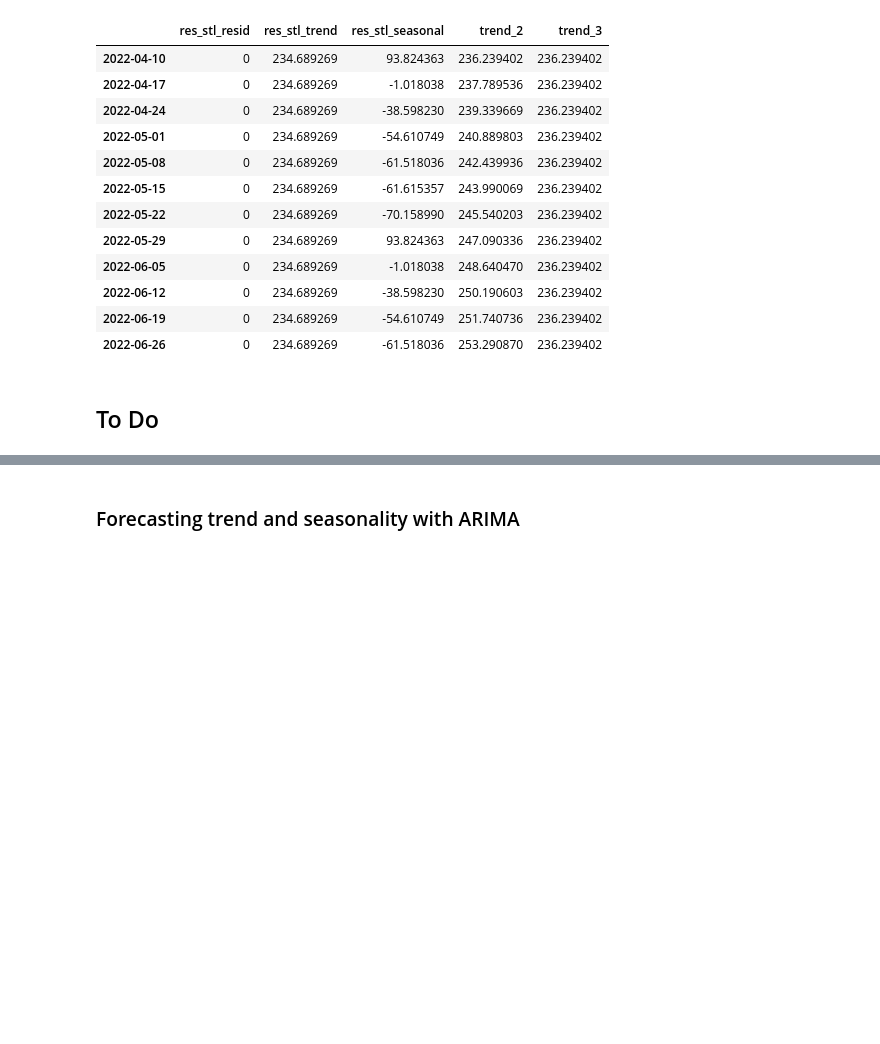
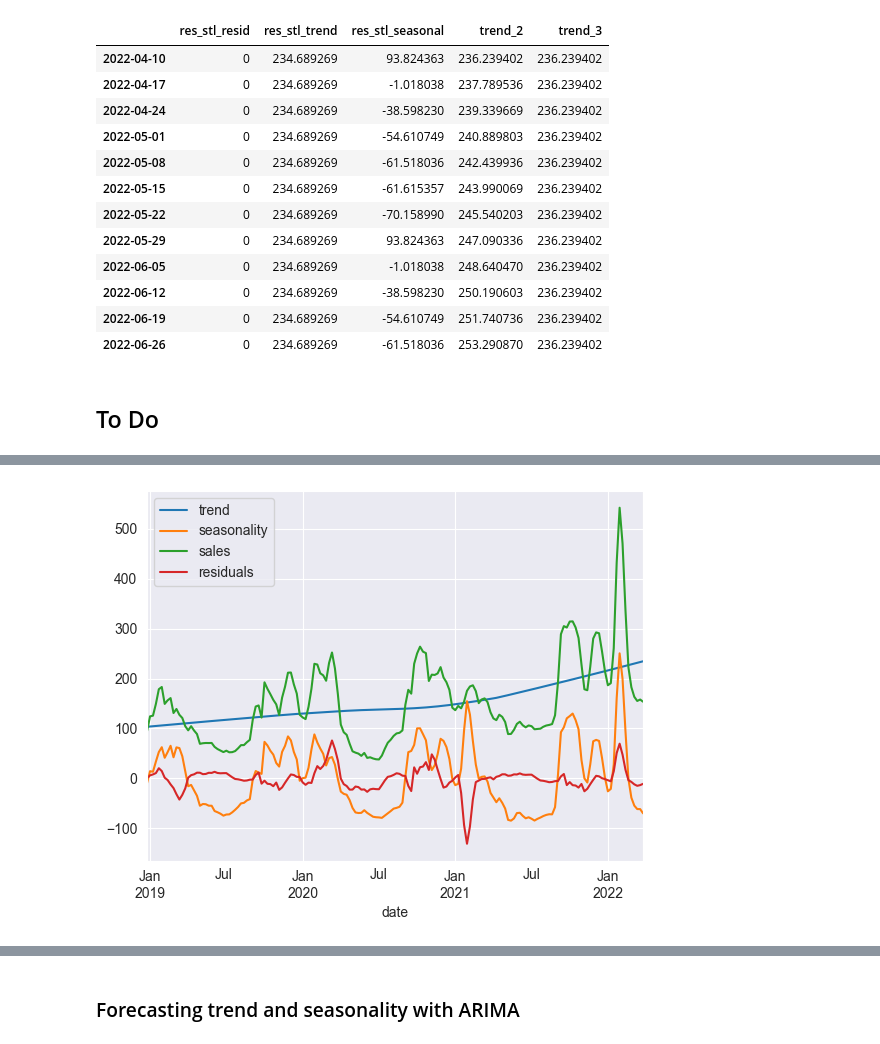
Before and after one commit to avrorum/mmm_tools, a Jupyter notebook: notebooks/useful_funcs.ipynb, the cells around one changed output, grey strips where cells are left out. Drawn from its saved outputs; the diff is of its cells as text; code cells hidden in the pictures; blank space fills up the shorter version.

```diff
--- a/notebooks/useful_funcs.ipynb
+++ b/notebooks/useful_funcs.ipynb
@@ -149,6 +149,9 @@ Axes(0.125,0.11;0.62x0.77)
 [figure]
 [figure]
 [figure]
+# %%
+y = df['sales']
+X = df.drop(['sales'], axis=1)
 # %% [markdown]
 ## Compare two models
 # %%
@@ -216,5 +219,15 @@ plt.show()
 # %% [output]
 [figure]
+# %%
+def decompose_stl(y):
+    model = STL(y).fit()
+    df_timeseries = pd.DataFrame(y)
+    df_timeseries['residuals'] = model.resid
+    df_timeseries['trend'] = model.trend
+    df_timeseries['seasonality'] = model.seasonal
+    return df_timeseries
+# %%
+df_stl = decompose_stl(y)
 # %% [markdown]
 ### Create new dates for continuining trend and seasonality pattern (very basic scenario)
 # %%
@@ -278,0 +294,3 @@ future_X
+# %%
+X = X.join(df_stl, how='left', on=X.index)
+X.head()
@@ -278,0 +306,10 @@ future_X
+# %%
+X[[
+    'trend',
+    'seasonality',
+    'sales',
+    'residuals'
+]].plot()
+plt.show()
+# %% [output]
+[figure, added]
```
Also changed, not shown: parts of 18 cells of this notebook, 4 other files.
